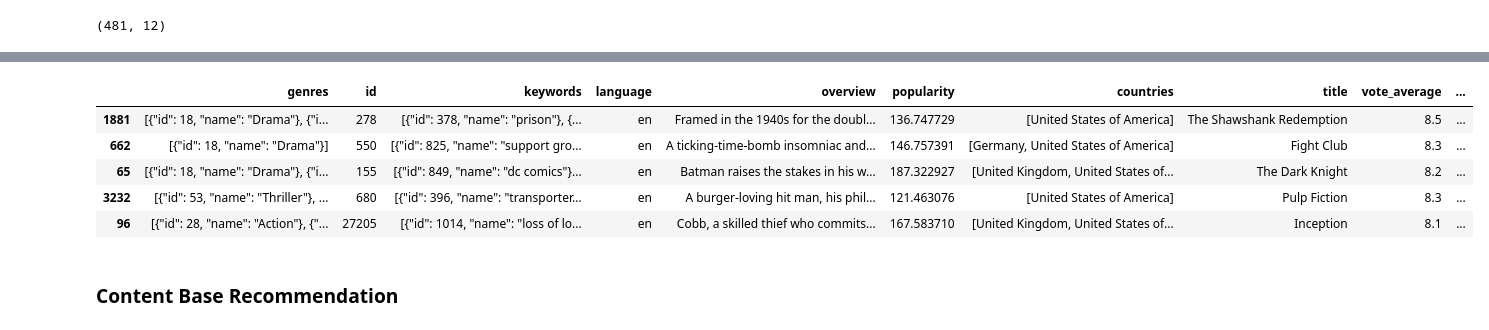
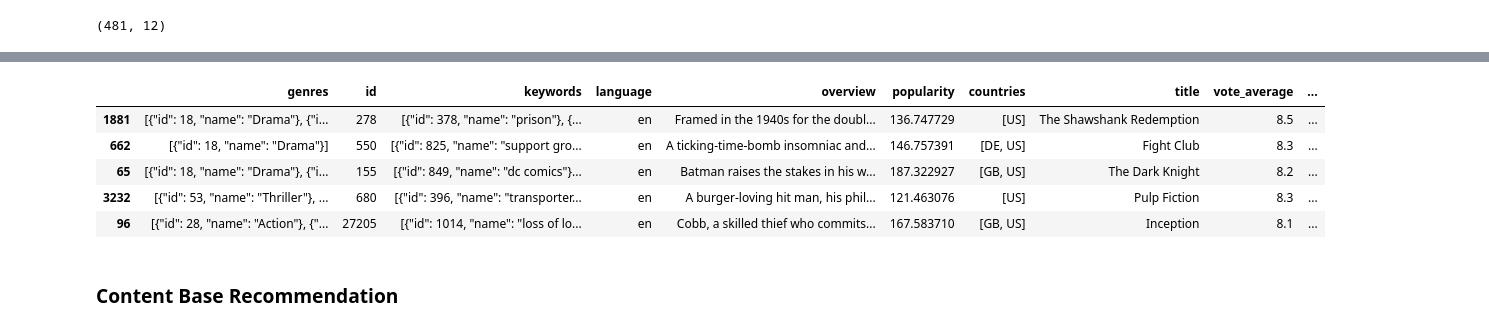
Before and after one commit to faisalbegins/recommender-ml, a Jupyter notebook: notebooks/recommender.ipynb, the cells around one changed output, grey strips where cells are left out. Drawn from its saved outputs; the diff is of its cells as text; code cells hidden in the pictures.

```diff
--- a/notebooks/recommender.ipynb
+++ b/notebooks/recommender.ipynb
@@ -258,30 +258,30 @@ movies_by_genres.head(5)
 # %%
 def to_countries(x):
     if isinstance(x, list):
-        names = [i['name'] for i in x]
+        names = [i['iso_3166_1'] for i in x]
         return names
     #Return empty list in case of missing/malformed data
     return []
 # %%
 movies_by_counties = df.copy()
 movies_by_counties['countries'] = movies_by_counties['countries'].apply(literal_eval)
 movies_by_counties['countries'] = movies_by_counties['countries'].apply(to_countries)
 
 # Filter movies by specific genres
-movies_by_counties = movies_by_counties[movies_by_counties.loc[0:, 'countries'].apply(lambda row: 'United States of America' in row)]
+movies_by_counties = movies_by_counties[movies_by_counties.loc[0:, 'countries'].apply(lambda row: 'US' in row)]
 
 # sort based on score
 movies_by_counties['score'] = movies_by_counties.apply(weighted_rating, axis=1)
 movies_by_counties = movies_by_counties.sort_values('score', ascending=False)
 
 movies_by_counties.head(5)
 # %% [output]
 |  | genres | id | keywords | language | overview | popularity | countries | title | vote_average | ... |
-| 1881 | [{"id": 18, "name": "Drama"}, {"i... | 278 | [{"id": 378, "name": "prison"}, {... | en | Framed in the 1940s for the doubl... | 136.747729 | [United States of America] | The Shawshank Redemption | 8.5 | ... |
-| 662 | [{"id": 18, "name": "Drama"}] | 550 | [{"id": 825, "name": "support gro... | en | A ticking-time-bomb insomniac and... | 146.757391 | [Germany, United States of America] | Fight Club | 8.3 | ... |
-| 65 | [{"id": 18, "name": "Drama"}, {"i... | 155 | [{"id": 849, "name": "dc comics"}... | en | Batman raises the stakes in his w... | 187.322927 | [United Kingdom, United States of... | The Dark Knight | 8.2 | ... |
-| 3232 | [{"id": 53, "name": "Thriller"}, ... | 680 | [{"id": 396, "name": "transporter... | en | A burger-loving hit man, his phil... | 121.463076 | [United States of America] | Pulp Fiction | 8.3 | ... |
-| 96 | [{"id": 28, "name": "Action"}, {"... | 27205 | [{"id": 1014, "name": "loss of lo... | en | Cobb, a skilled thief who commits... | 167.583710 | [United Kingdom, United States of... | Inception | 8.1 | ... |
+| 1881 | [{"id": 18, "name": "Drama"}, {"i... | 278 | [{"id": 378, "name": "prison"}, {... | en | Framed in the 1940s for the doubl... | 136.747729 | [US] | The Shawshank Redemption | 8.5 | ... |
+| 662 | [{"id": 18, "name": "Drama"}] | 550 | [{"id": 825, "name": "support gro... | en | A ticking-time-bomb insomniac and... | 146.757391 | [DE, US] | Fight Club | 8.3 | ... |
+| 65 | [{"id": 18, "name": "Drama"}, {"i... | 155 | [{"id": 849, "name": "dc comics"}... | en | Batman raises the stakes in his w... | 187.322927 | [GB, US] | The Dark Knight | 8.2 | ... |
+| 3232 | [{"id": 53, "name": "Thriller"}, ... | 680 | [{"id": 396, "name": "transporter... | en | A burger-loving hit man, his phil... | 121.463076 | [US] | Pulp Fiction | 8.3 | ... |
+| 96 | [{"id": 28, "name": "Action"}, {"... | 27205 | [{"id": 1014, "name": "loss of lo... | en | Cobb, a skilled thief who commits... | 167.583710 | [GB, US] | Inception | 8.1 | ... |
 # %% [markdown]
 ### Content Base Recommendation
 # %%
```
Also changed, not shown: 1 other file.
